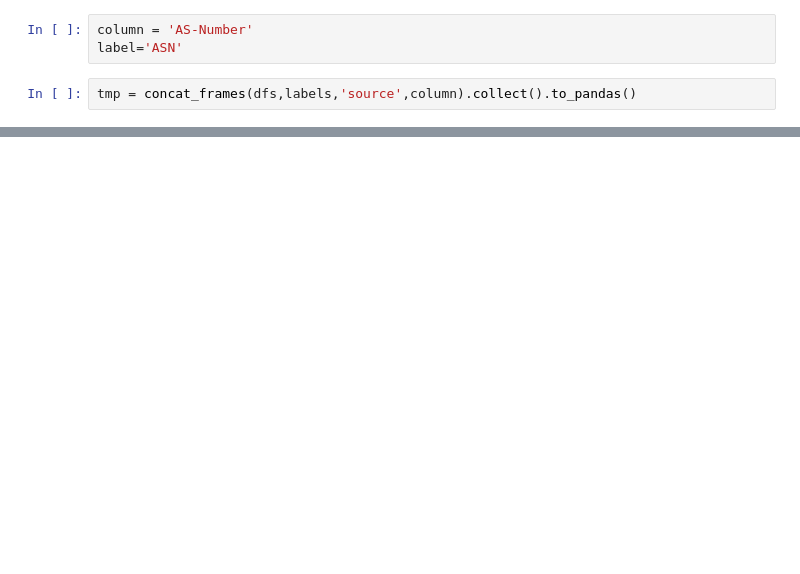
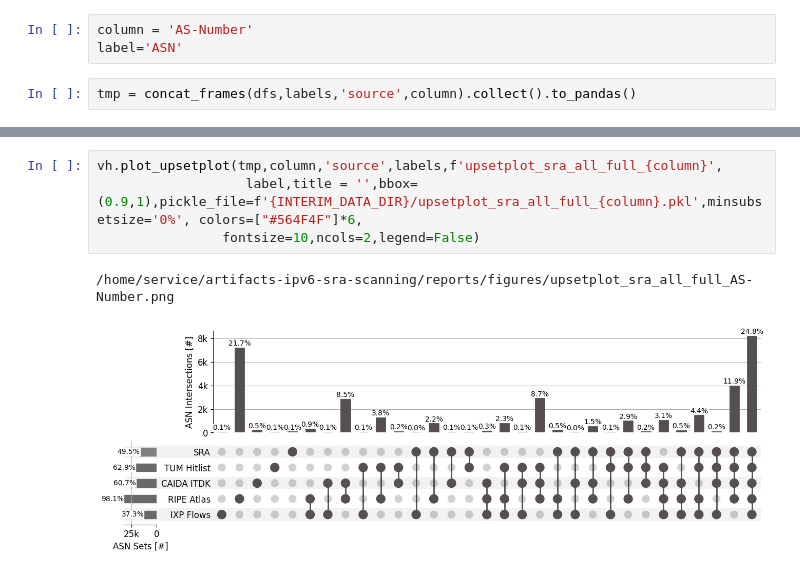
Before and after one commit to netd-tud/artifacts-ipv6-sra-scanning, a Jupyter notebook: notebooks/05-overlap-other-sources.ipynb, the cells around one changed output, grey strips where cells are left out. Drawn from its saved outputs; the diff is of its cells as text; blank space fills up the shorter version.

```diff
--- a/notebooks/05-overlap-other-sources.ipynb
+++ b/notebooks/05-overlap-other-sources.ipynb
@@ -52,0 +60,7 @@ vh.plot_upsetplot(tmp,column,'source',labels,f'upsetplot_sra_all_{column}',
+# %%
+vh.plot_upsetplot(tmp,column,'source',labels,f'upsetplot_sra_all_full_{column}',
+                   label,title = '',bbox=(0.9,1),pickle_file=f'{INTERIM_DATA_DIR}/upsetplot_sra_all_full_{column}.pkl',minsubsetsize='0%', colors=["#564F4F"]*6,
+                fontsize=10,ncols=2,legend=False)
+# %% [output]
+/home/service/artifacts-ipv6-sra-scanning/reports/figures/upsetplot_sra_all_full_AS-Number.png
+[figure, added]
```
Also changed, not shown: parts of 5 cells of this notebook, 21 other files.
